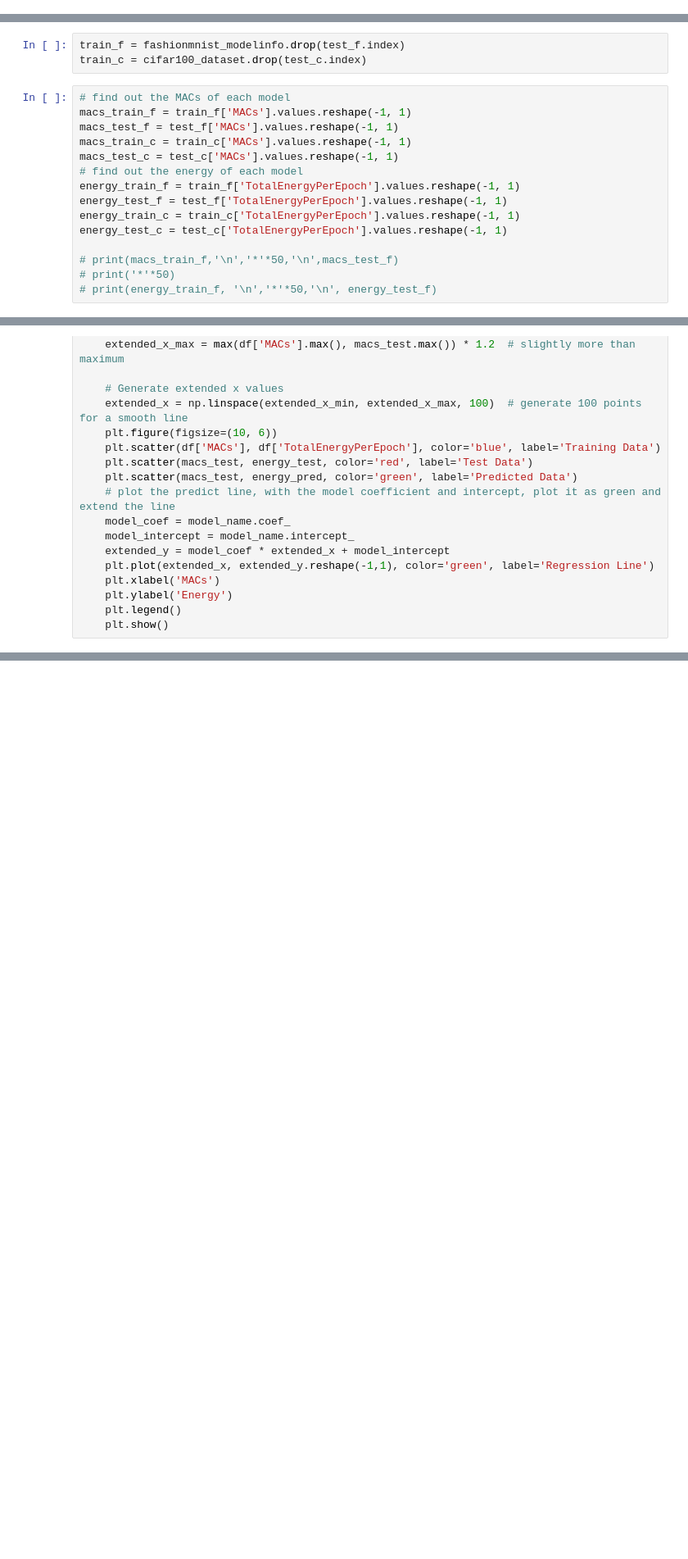
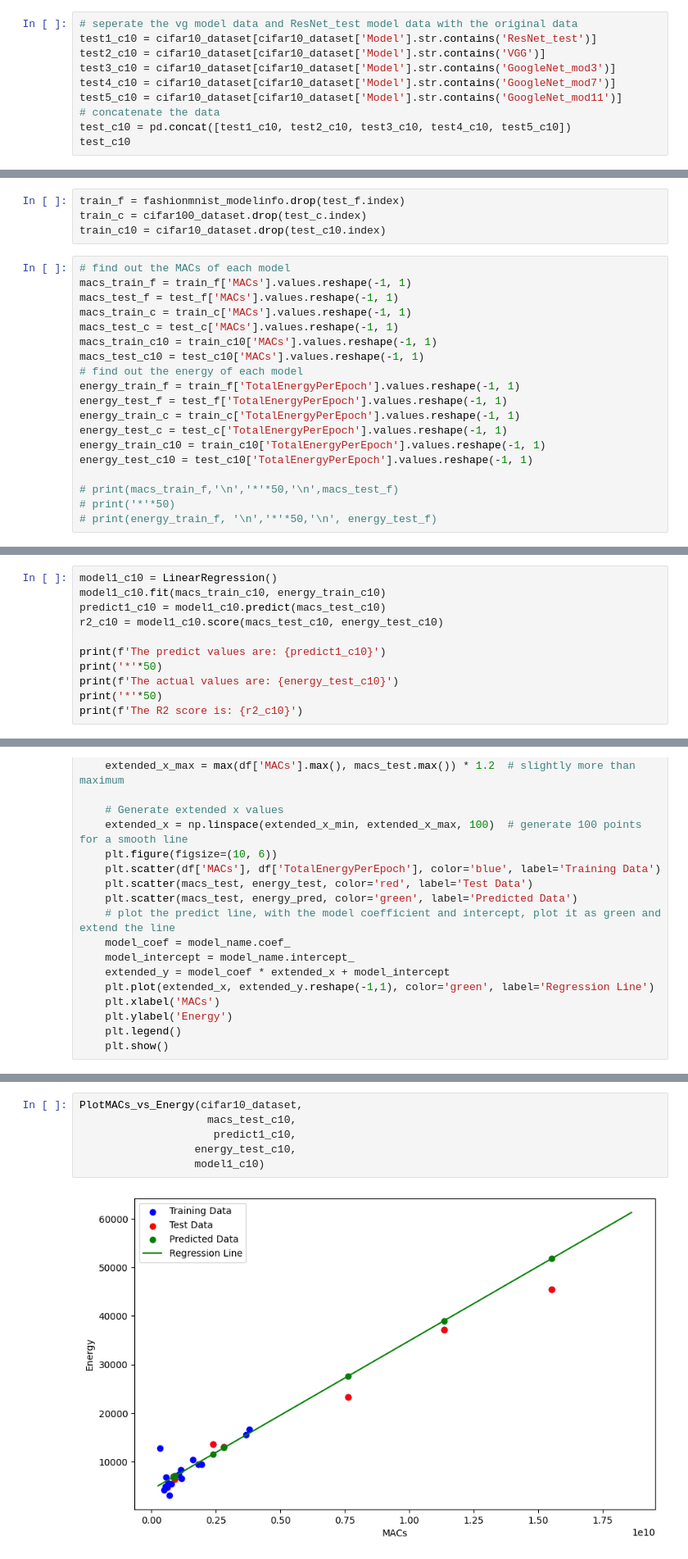
Before and after one commit to dtjgp/GreenAI, a Jupyter notebook: Cloud/4090/code/FinalDataAnalysis_func3.ipynb, the cells around one changed output, grey strips where cells are left out. Shown at 82% size. Drawn from its saved outputs; the diff is of its cells as text; blank space fills up the shorter version.

```diff
--- a/Cloud/4090/code/FinalDataAnalysis_func3.ipynb
+++ b/Cloud/4090/code/FinalDataAnalysis_func3.ipynb
@@ -66,2 +68,12 @@ test_c
 | 15 | GoogleNet_mod7 | 8.570100e+08 | 2900000.0 | 7203.88 | 204.42 | 695.91 | ... |
 | 19 | GoogleNet_mod11 | 9.162700e+08 | 2140000.0 | 6423.14 | 180.55 | 704.25 | ... |
+# %%
+# seperate the vg model data and ResNet_test model data with the original data
+test1_c10 = cifar10_dataset[cifar10_dataset['Model'].str.contains('ResNet_test')]
+test2_c10 = cifar10_dataset[cifar10_dataset['Model'].str.contains('VGG')]
+test3_c10 = cifar10_dataset[cifar10_dataset['Model'].str.contains('GoogleNet_mod3')]
+test4_c10 = cifar10_dataset[cifar10_dataset['Model'].str.contains('GoogleNet_mod7')]
+test5_c10 = cifar10_dataset[cifar10_dataset['Model'].str.contains('GoogleNet_mod11')]
+# concatenate the data
+test_c10 = pd.concat([test1_c10, test2_c10, test3_c10, test4_c10, test5_c10])
+test_c10
@@ -68,17 +89,22 @@ test_c
 # %%
 train_f = fashionmnist_modelinfo.drop(test_f.index)
 train_c = cifar100_dataset.drop(test_c.index)
+train_c10 = cifar10_dataset.drop(test_c10.index)
 # %%
 # find out the MACs of each model
 macs_train_f = train_f['MACs'].values.reshape(-1, 1)
 macs_test_f = test_f['MACs'].values.reshape(-1, 1)
 macs_train_c = train_c['MACs'].values.reshape(-1, 1)
 macs_test_c = test_c['MACs'].values.reshape(-1, 1)
+macs_train_c10 = train_c10['MACs'].values.reshape(-1, 1)
+macs_test_c10 = test_c10['MACs'].values.reshape(-1, 1)
 # find out the energy of each model
 energy_train_f = train_f['TotalEnergyPerEpoch'].values.reshape(-1, 1)
 energy_test_f = test_f['TotalEnergyPerEpoch'].values.reshape(-1, 1)
 energy_train_c = train_c['TotalEnergyPerEpoch'].values.reshape(-1, 1)
 energy_test_c = test_c['TotalEnergyPerEpoch'].values.reshape(-1, 1)
+energy_train_c10 = train_c10['TotalEnergyPerEpoch'].values.reshape(-1, 1)
+energy_test_c10 = test_c10['TotalEnergyPerEpoch'].values.reshape(-1, 1)
 
 # print(macs_train_f,'\n','*'*50,'\n',macs_test_f)
 # print('*'*50)
@@ -143,0 +170,11 @@ The R2 score is: 0.7935006211432687
+# %%
+model1_c10 = LinearRegression()
+model1_c10.fit(macs_train_c10, energy_train_c10)
+predict1_c10 = model1_c10.predict(macs_test_c10)
+r2_c10 = model1_c10.score(macs_test_c10, energy_test_c10)
+
+print(f'The predict values are: {predict1_c10}')
+print('*'*50)
+print(f'The actual values are: {energy_test_c10}')
+print('*'*50)
+print(f'The R2 score is: {r2_c10}')
@@ -193,3 +234,11 @@ PlotMACs_vs_Energy(cifar100_dataset,
+# %%
+PlotMACs_vs_Energy(cifar10_dataset,
+                    macs_test_c10,
+                     predict1_c10,
+                  energy_test_c10,
+                  model1_c10)
+# %% [output]
+[figure, added]
 # %% [markdown]
 ### Create a new ml model with more input dimension
 the train value include vgg11, let the test value is vgg16 only
```
Also changed, not shown: parts of 25 cells of this notebook, 5 other files.
